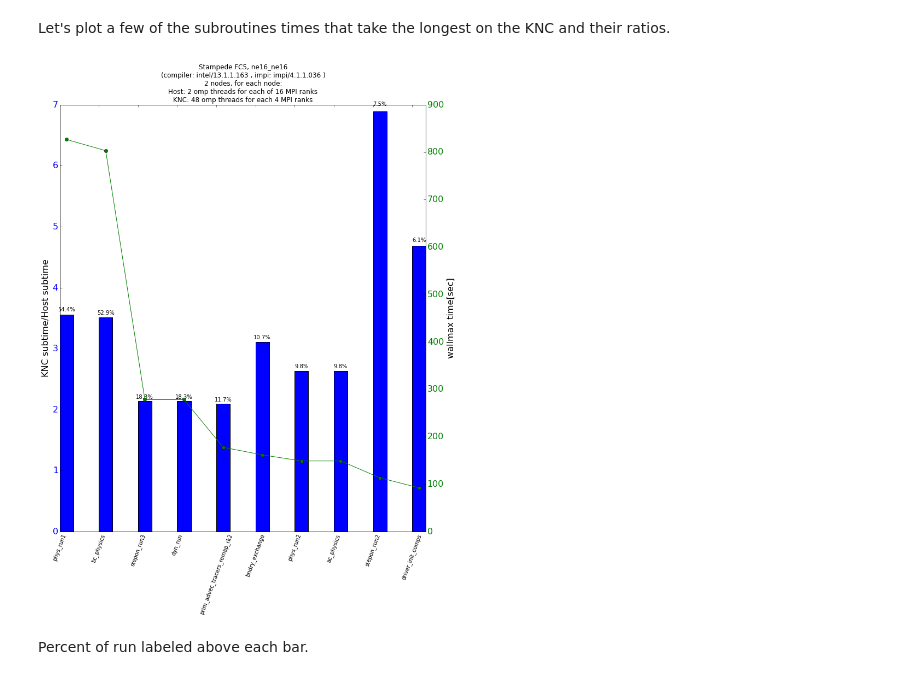
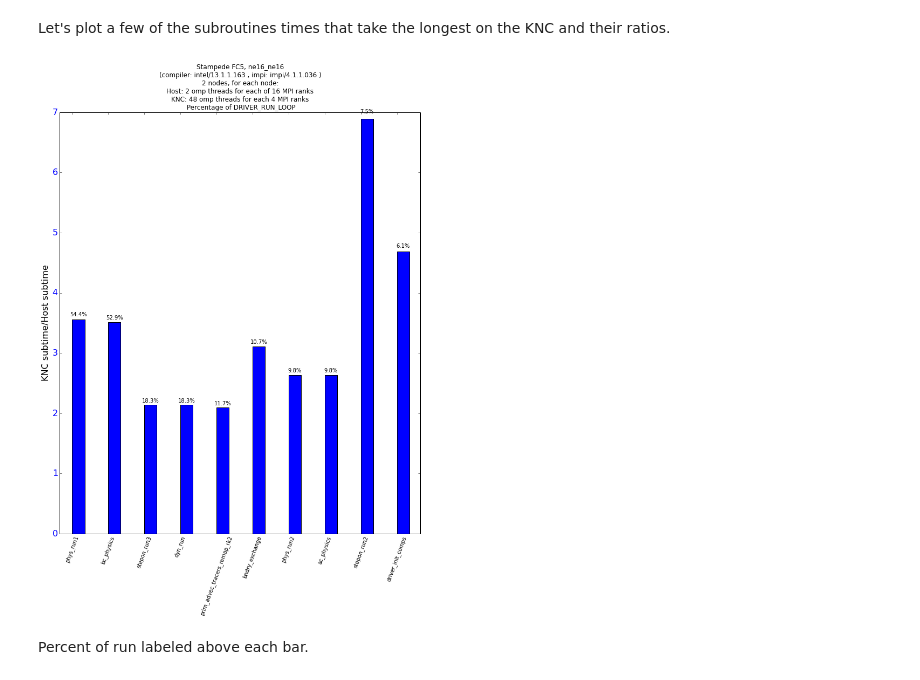
Before and after one commit to srinathv/CesmPerfTools, a Jupyter notebook: notebooks/fc5.ne16_ne16.hostVsKnc.ipynb, the cells around one changed output. Saved outputs shown, nothing was run; the diff lists cells and outputs as text; code cells hidden in the pictures.

```diff
--- a/notebooks/fc5.ne16_ne16.hostVsKnc.ipynb
+++ b/notebooks/fc5.ne16_ne16.hostVsKnc.ipynb
@@ -115,37 +115,38 @@ percents=[100*x[i] for x in ratioList for i in [3]]
 # %%
 pos = np.arange(int(np.size(names)))    # the bar centers on the x axis
 width = 0.35
 newpos=pos+width
 plt.rc(('xtick','ytick','axes'), labelsize=16.0)
 
 fig=plt.figure(figsize=(12,14))
 ax1=fig.add_subplot(111)
 #ax2=fig.add_subplot(212)
 
 ratioBars=ax1.bar(newpos, ratios, width, color='b')
 ax1.set_ylabel('KNC subtime/Host subtime')
 ax1.set_xticks(newpos)
 ax1.set_xticklabels( names, rotation=70,fontsize=10)
 #
 ax1.set_title('Stampede FC5, ne16_ne16 \n' +
           '(compiler: intel/13.1.1.163 , impi: impi/4.1.1.036 ) \n' +
           '2 nodes, for each node: \n'+
           'Host: 2 omp threads for each of 16 MPI ranks \n' +
-          'KNC: 48 omp threads for each 4 MPI ranks ',fontsize=12.)
+          'KNC: 48 omp threads for each 4 MPI ranks \n ' +
+          'Percentage of DRIVER_RUN_LOOP' ,fontsize=12.)
 
 for t in ax1.get_yticklabels():
     t.set_color('b')
 strPercents=['%.1f'%x + '%' for x in percents]
 
 cpp.autolabelRel(ratioBars,strPercents)
 
-ax2=ax1.twinx()
-timeLine=ax2.plot(newpos+.5*width,times,color='g',marker='o',label='sub-times')
-ax2.set_ylabel('wallmax time[sec]')
-for t in ax2.get_yticklabels():
-    t.set_color('g')
+#ax2=ax1.twinx()
+#timeLine=ax2.plot(newpos+.5*width,times,color='g',marker='o',label='sub-times')
+#ax2.set_ylabel('wallmax time[sec]')
+#for t in ax2.get_yticklabels():
+#    t.set_color('g')
 # %% [output]
-[figure, old version]
+[figure, new version]
 # %% [markdown]
 Percent of run labeled above each bar.
 # %% [markdown]
```
